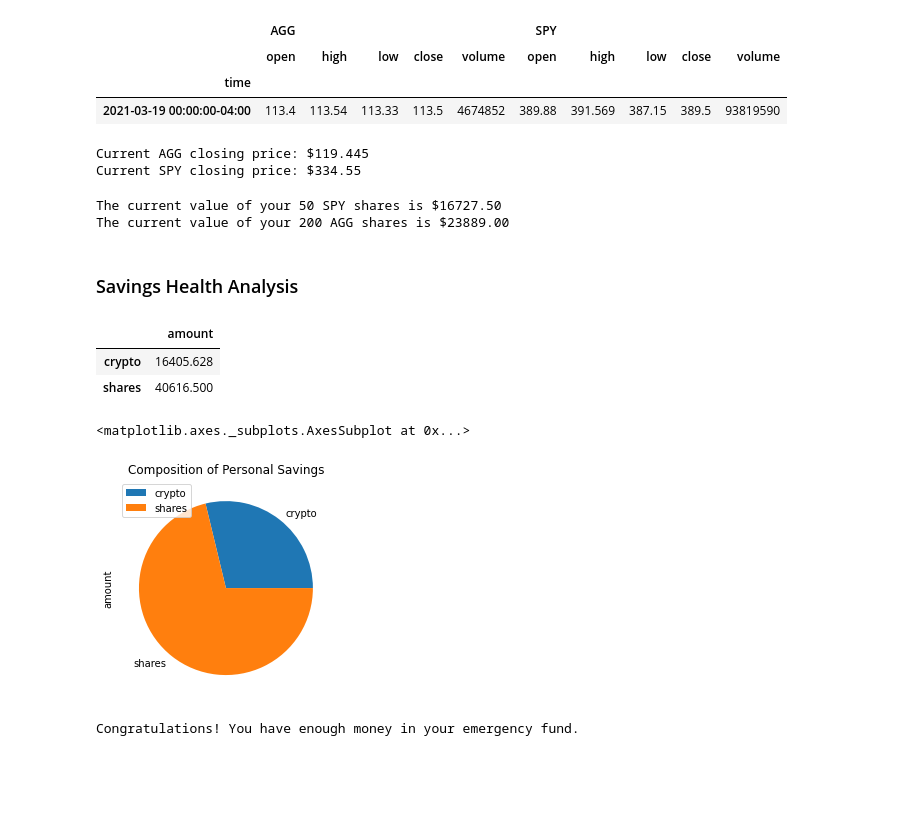
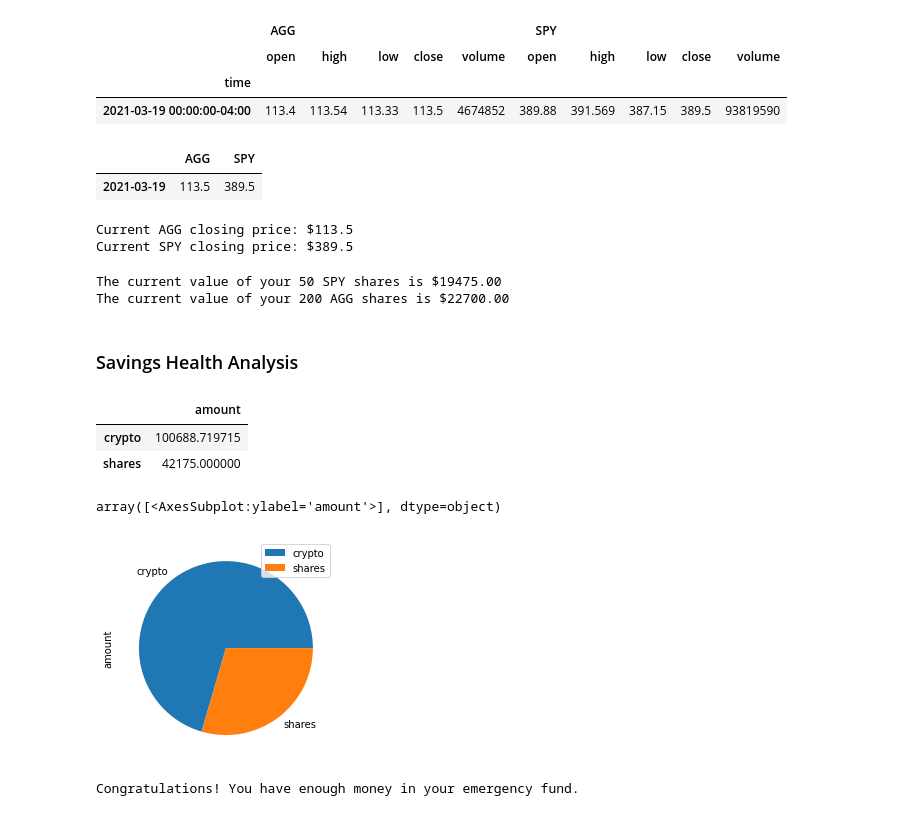
Before and after one commit to chrishandealmeida/unit-5-financial-planning, a Jupyter notebook: financial-planner.ipynb, the cells around one changed output. Drawn from its saved outputs; the diff is of its cells as text; code cells hidden in the pictures; blank space fills up the shorter version.

```diff
--- a/financial-planner.ipynb
+++ b/financial-planner.ipynb
@@ -152,47 +152,60 @@ df_portfolio
 |  | open | high | low | close | volume | open | high | low | close | volume |
 | time |  |  |  |  |  |  |  |  |  |  |
 | 2021-03-19 00:00:00-04:00 | 113.4 | 113.54 | 113.33 | 113.5 | 4674852 | 389.88 | 391.569 | 387.15 | 389.5 | 93819590 |
+# %%
+# Pick AGG and SPY close prices
+df_closing_prices = pd.DataFrame()
+df_closing_prices["AGG"] = df_portfolio["AGG"]["close"]
+df_closing_prices["SPY"] = df_portfolio["SPY"]["close"]
+df_closing_prices.index = df_closing_prices.index.date
+df_closing_prices.head()
+# %% [output]
+|  | AGG | SPY |
+| 2021-03-19 | 113.5 | 389.5 |
 # %%
-# Pick AGG and SPY close prices
-# YOUR CODE HERE!
-
 # Print AGG and SPY close prices
+agg_close_price = df_closing_prices["AGG"][0]
+spy_close_price = df_closing_prices["SPY"][0]
 print(f"Current AGG closing price: ${agg_close_price}")
 print(f"Current SPY closing price: ${spy_close_price}")
 # %% [output]
-Current AGG closing price: $119.445
-Current SPY closing price: $334.55
+Current AGG closing price: $113.5
+Current SPY closing price: $389.5
 # %%
 # Compute the current value of shares
-# YOUR CODE HERE!
+my_agg_value = my_agg * agg_close_price
+my_spy_value = my_spy * spy_close_price
 
 # Print current value of share
 print(f"The current value of your {my_spy} SPY shares is ${my_spy_value:0.2f}")
 print(f"The current value of your {my_agg} AGG shares is ${my_agg_value:0.2f}")
 # %% [output]
-The current value of your 50 SPY shares is $16727.50
-The current value of your 200 AGG shares is $23889.00
+The current value of your 50 SPY shares is $19475.00
+The current value of your 200 AGG shares is $22700.00
 # %% [markdown]
 ### Savings Health Analysis
 # %%
 # Set monthly household income
-# YOUR CODE HERE!
+monthly_income = 12000
 
 # Create savings DataFrame
-# YOUR CODE HERE!
+total_cryptos = my_btc_value + my_eth_value
+total_shares = my_agg_value + my_spy_value
+df_savings = pd.DataFrame(index = ['crypto', 'shares'])
+df_savings['amount'] = [total_cryptos, total_shares]
 
 # Display savings DataFrame
 display(df_savings)
 # %% [output]
 |  | amount |
-| crypto | 16405.628 |
-| shares | 40616.500 |
+| crypto | 100688.719715 |
+| shares | 42175.000000 |
 # %%
 # Plot savings pie chart
-# YOUR CODE HERE!
+df_savings.plot(kind = "pie", subplots = True)
 # %% [output]
-<matplotlib.axes._subplots.AxesSubplot at 0x...>
+array([<AxesSubplot:ylabel='amount'>], dtype=object)
-[figure, old version]
+[figure, new version]
 # %%
 # Set ideal emergency fund
 emergency_fund = monthly_income * 3
```
Also changed, not shown: parts of 6 cells of this notebook.
